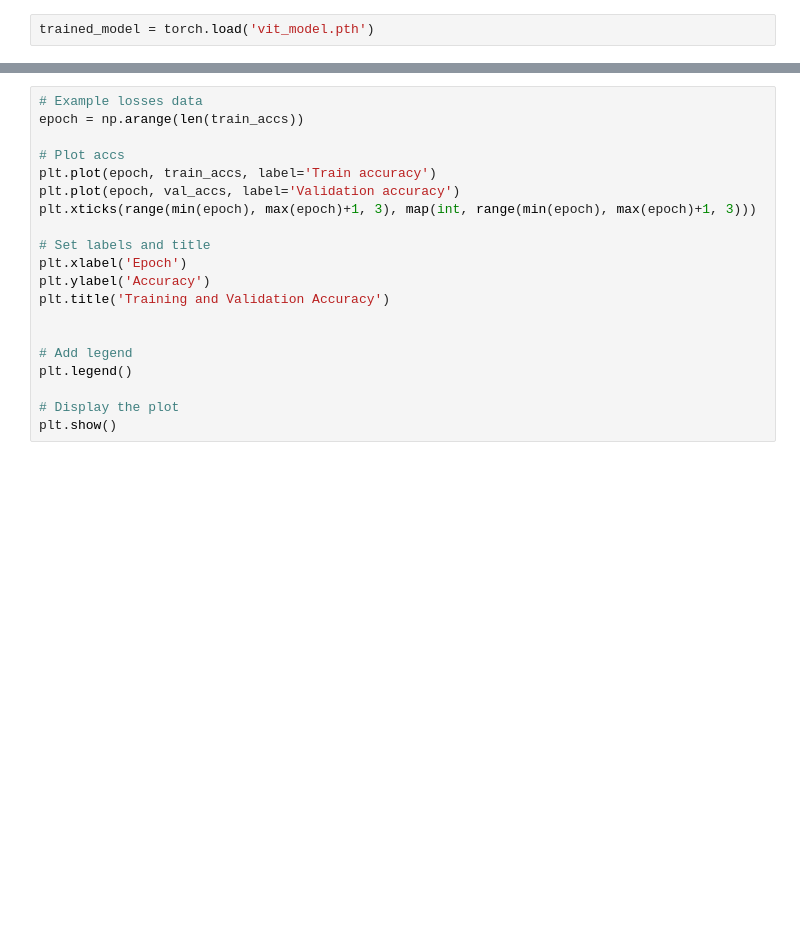
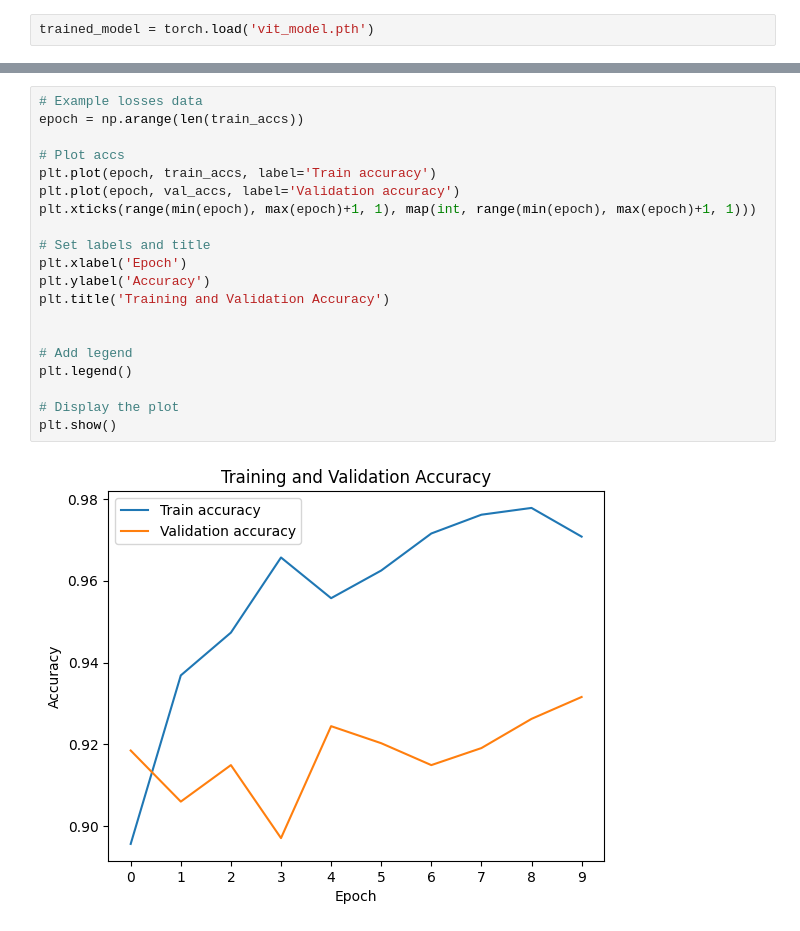
Before and after one commit to Matheuspp/projeto_vit_ufu, a Jupyter notebook: vit.ipynb, the cells around one changed output, grey strips where cells are left out. Saved outputs shown, nothing was run; the diff lists cells and outputs as text; blank space fills up the shorter version.

```diff
--- a/vit.ipynb
+++ b/vit.ipynb
@@ -373,20 +407,22 @@ plt.show()
 # %%
 # Example losses data
 epoch = np.arange(len(train_accs))
 
 # Plot accs
 plt.plot(epoch, train_accs, label='Train accuracy')
 plt.plot(epoch, val_accs, label='Validation accuracy')
-plt.xticks(range(min(epoch), max(epoch)+1, 3), map(int, range(min(epoch), max(epoch)+1, 3)))
+plt.xticks(range(min(epoch), max(epoch)+1, 1), map(int, range(min(epoch), max(epoch)+1, 1)))
 
 # Set labels and title
 plt.xlabel('Epoch')
 plt.ylabel('Accuracy')
 plt.title('Training and Validation Accuracy')
 
 
 # Add legend
 plt.legend()
 
 # Display the plot
 plt.show()
+# %% [output]
+[figure, added]
```
Also changed, not shown: parts of 13 cells of this notebook.
